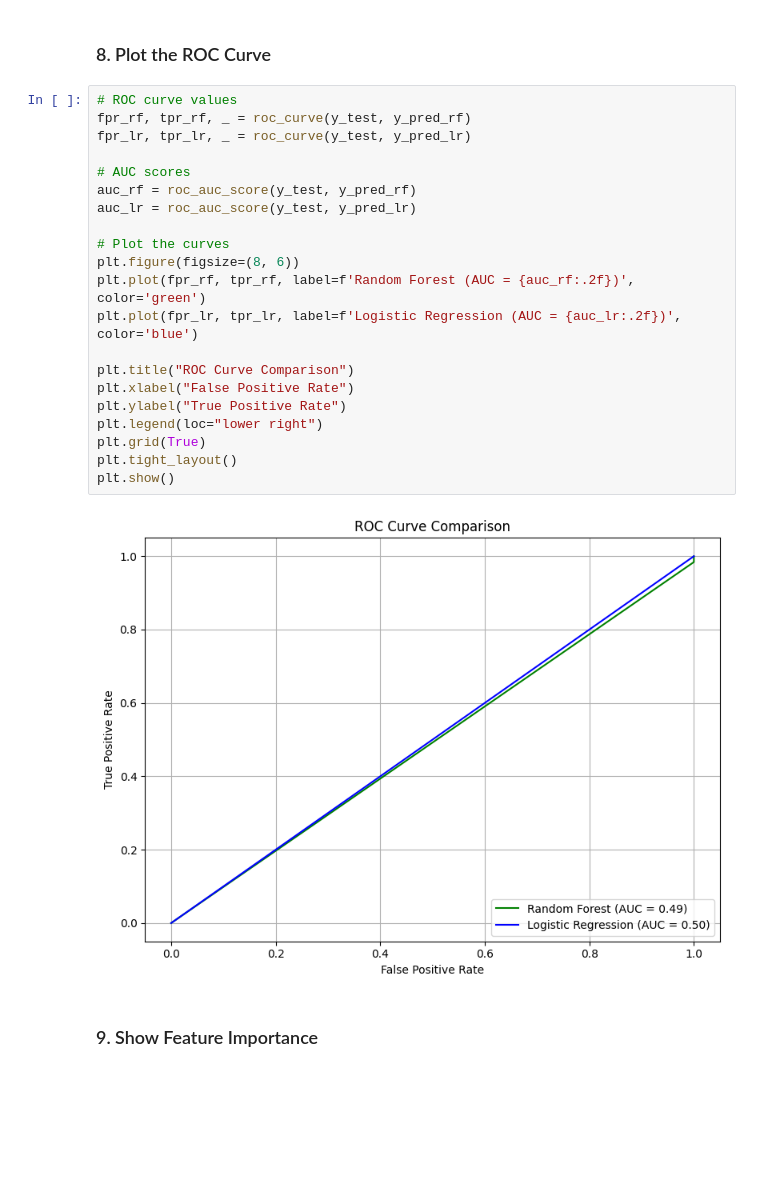
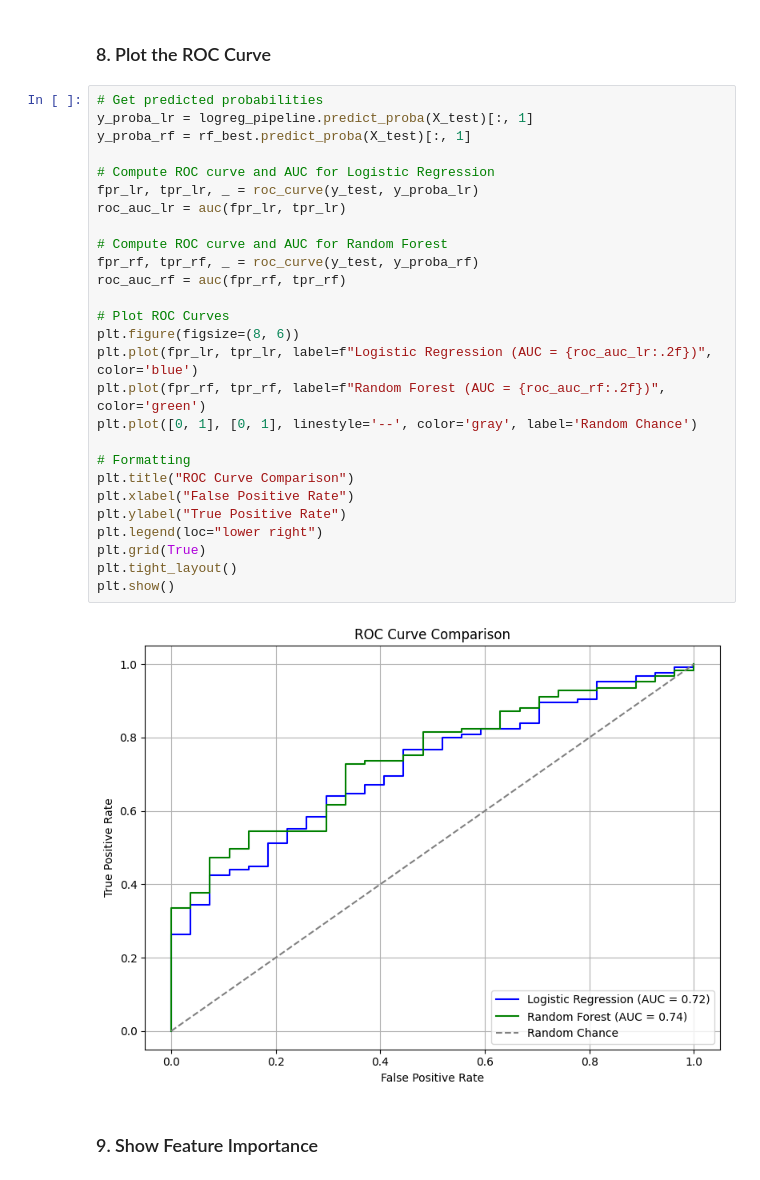
Before and after one commit to Bdowdle4/Dowdle_Analytics_Capstone, a Jupyter notebook: Notebooks/modeling.ipynb, the cells around one changed output. Drawn from its saved outputs; the diff is of its cells as text; blank space fills up the shorter version.

```diff
--- a/Notebooks/modeling.ipynb
+++ b/Notebooks/modeling.ipynb
@@ -172,29 +176,35 @@ plt.show()
 [figure]
 # %% [markdown]
 ### 8. Plot the ROC Curve
-# %%
-# ROC curve values
-fpr_rf, tpr_rf, _ = roc_curve(y_test, y_pred_rf)
-fpr_lr, tpr_lr, _ = roc_curve(y_test, y_pred_lr)
-
-# AUC scores
-auc_rf = roc_auc_score(y_test, y_pred_rf)
-auc_lr = roc_auc_score(y_test, y_pred_lr)
-
-# Plot the curves
-plt.figure(figsize=(8, 6))
-plt.plot(fpr_rf, tpr_rf, label=f'Random Forest (AUC = {auc_rf:.2f})', color='green')
-plt.plot(fpr_lr, tpr_lr, label=f'Logistic Regression (AUC = {auc_lr:.2f})', color='blue')
-
-plt.title("ROC Curve Comparison")
-plt.xlabel("False Positive Rate")
-plt.ylabel("True Positive Rate")
-plt.legend(loc="lower right")
-plt.grid(True)
-plt.tight_layout()
-plt.show()
-# %% [output]
-[figure, removed]
+# %%
+# Get predicted probabilities
+y_proba_lr = logreg_pipeline.predict_proba(X_test)[:, 1]
+y_proba_rf = rf_best.predict_proba(X_test)[:, 1]
+
+# Compute ROC curve and AUC for Logistic Regression
+fpr_lr, tpr_lr, _ = roc_curve(y_test, y_proba_lr)
+roc_auc_lr = auc(fpr_lr, tpr_lr)
+
+# Compute ROC curve and AUC for Random Forest
+fpr_rf, tpr_rf, _ = roc_curve(y_test, y_proba_rf)
+roc_auc_rf = auc(fpr_rf, tpr_rf)
+
+# Plot ROC Curves
+plt.figure(figsize=(8, 6))
+plt.plot(fpr_lr, tpr_lr, label=f"Logistic Regression (AUC = {roc_auc_lr:.2f})", color='blue')
+plt.plot(fpr_rf, tpr_rf, label=f"Random Forest (AUC = {roc_auc_rf:.2f})", color='green')
+plt.plot([0, 1], [0, 1], linestyle='--', color='gray', label='Random Chance')
+
+# Formatting
+plt.title("ROC Curve Comparison")
+plt.xlabel("False Positive Rate")
+plt.ylabel("True Positive Rate")
+plt.legend(loc="lower right")
+plt.grid(True)
+plt.tight_layout()
+plt.show()
+# %% [output]
+[figure, added]
 # %% [markdown]
 ### 9. Show Feature Importance
 # %%
```
Also changed, not shown: parts of 10 cells of this notebook.
